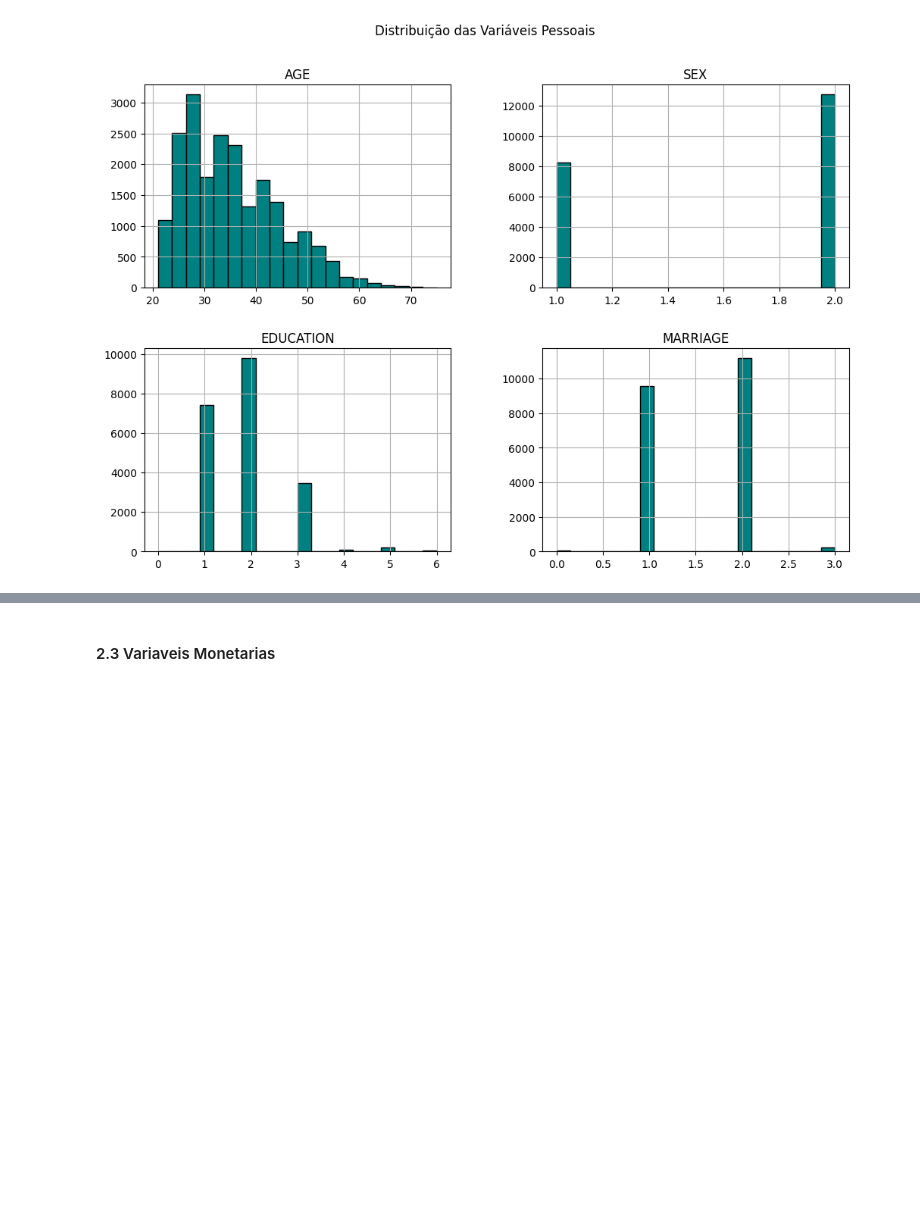
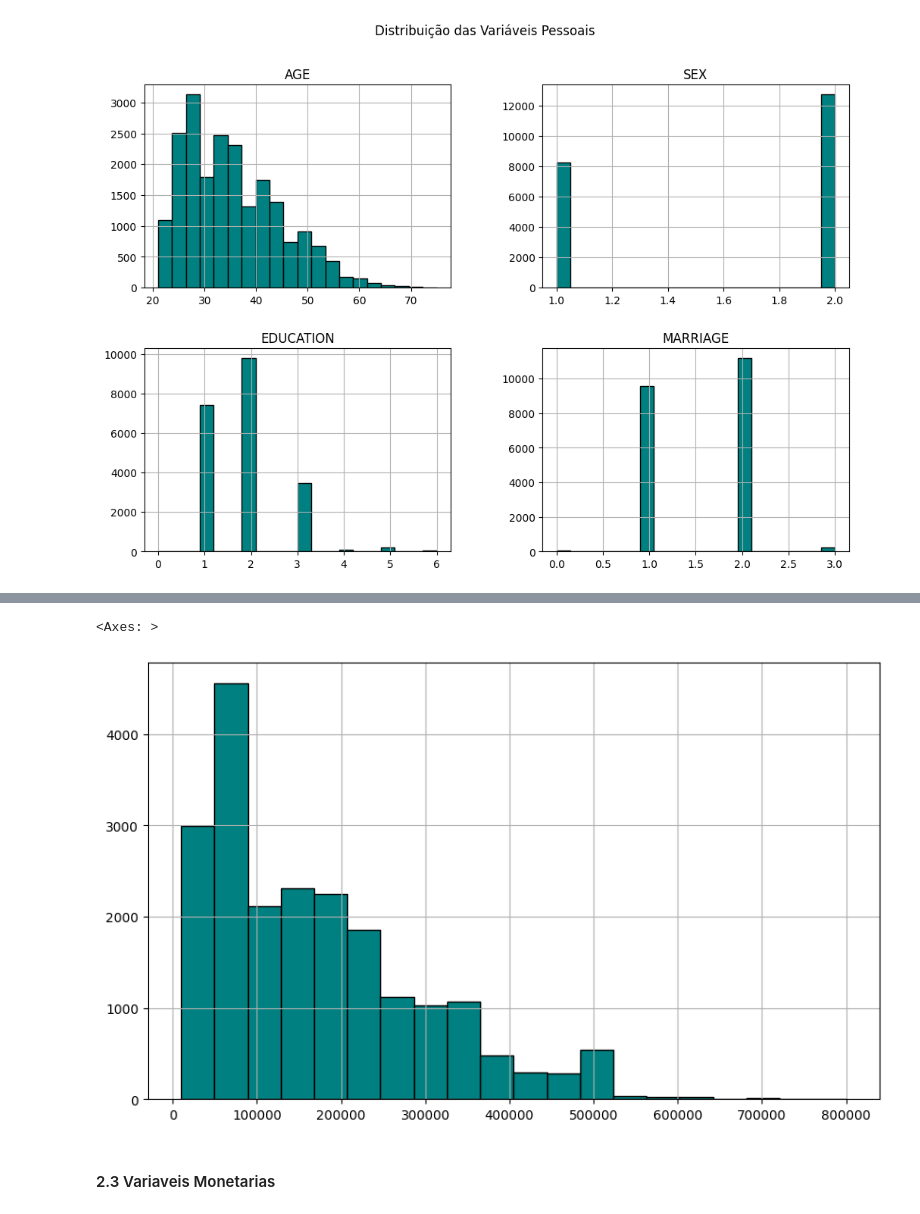
Before and after one commit to HammadN98/inadimplencia_em_cartoes_de_credito, a Jupyter notebook: inadimplecia_credito.ipynb, the cells around one changed output, grey strips where cells are left out. Drawn from its saved outputs; the diff is of its cells as text; code cells hidden in the pictures; blank space fills up the shorter version.

```diff
--- a/inadimplecia_credito.ipynb
+++ b/inadimplecia_credito.ipynb
@@ -130,2 +135,7 @@ plt.show()
+# %%
+dados['LIMIT_BAL'].hist(figsize=(10, 6), bins=20, color='teal', edgecolor='black')
+# %% [output]
+<Axes: >
+[figure, added]
 # %% [markdown]
 #### 2.3 Variaveis Monetarias
```
Also changed, not shown: parts of 4 cells of this notebook.
